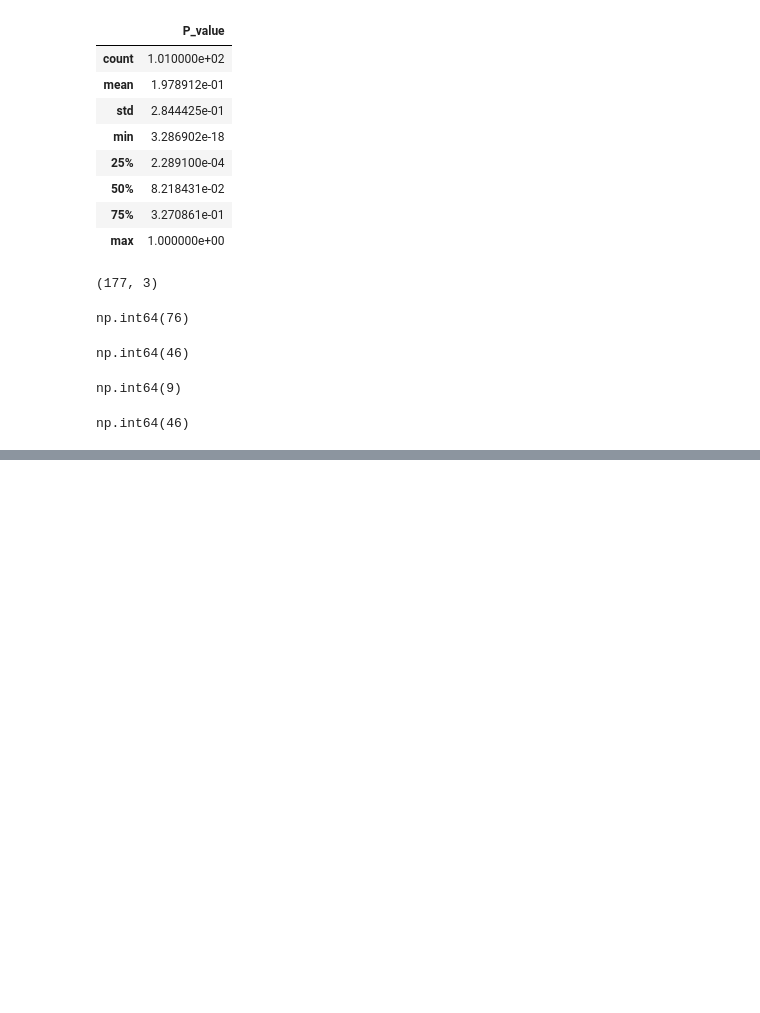
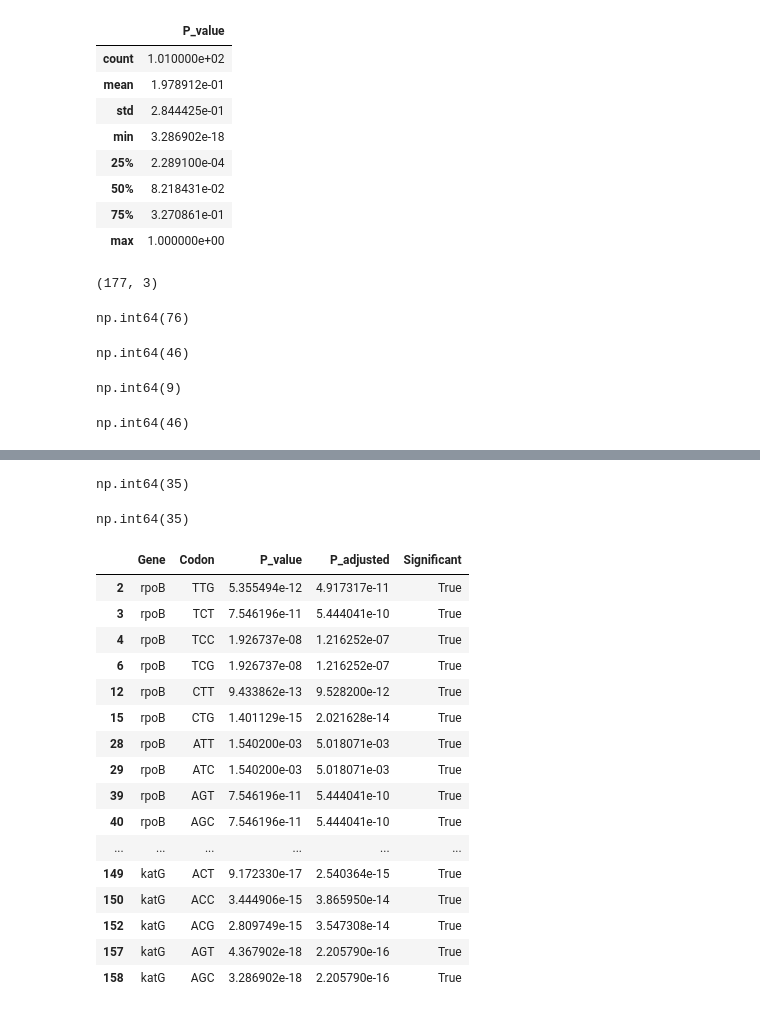
Before and after one commit to ginger-gif-bot/NGS, a Jupyter notebook: python_scripts/stats_plots.ipynb, the cells around one changed output, grey strips where cells are left out. Saved outputs shown, nothing was run; the diff lists cells and outputs as text; code cells hidden in the pictures; blank space fills up the shorter version.

```diff
--- a/python_scripts/stats_plots.ipynb
+++ b/python_scripts/stats_plots.ipynb
@@ -847,0 +890,28 @@ import sys; print(sys.executable)
+# %%
+(valid_data["Significant"] == True).sum()
+# %% [output]
+np.int64(35)
+# %%
+(valid_data["P_adjusted"] < 0.05).sum()
+# %% [output]
+np.int64(35)
+# %%
+valid_data[valid_data["Significant"] == True]
+# %% [output]
+|  | Gene | Codon | P_value | P_adjusted | Significant |
+| 2 | rpoB | TTG | 5.355494e-12 | 4.917317e-11 | True |
+| 3 | rpoB | TCT | 7.546196e-11 | 5.444041e-10 | True |
+| 4 | rpoB | TCC | 1.926737e-08 | 1.216252e-07 | True |
+| 6 | rpoB | TCG | 1.926737e-08 | 1.216252e-07 | True |
+| 12 | rpoB | CTT | 9.433862e-13 | 9.528200e-12 | True |
+| 15 | rpoB | CTG | 1.401129e-15 | 2.021628e-14 | True |
+| 28 | rpoB | ATT | 1.540200e-03 | 5.018071e-03 | True |
+| 29 | rpoB | ATC | 1.540200e-03 | 5.018071e-03 | True |
+| 39 | rpoB | AGT | 7.546196e-11 | 5.444041e-10 | True |
+| 40 | rpoB | AGC | 7.546196e-11 | 5.444041e-10 | True |
+| ... | ... | ... | ... | ... | ... |
+| 149 | katG | ACT | 9.172330e-17 | 2.540364e-15 | True |
+| 150 | katG | ACC | 3.444906e-15 | 3.865950e-14 | True |
+| 152 | katG | ACG | 2.809749e-15 | 3.547308e-14 | True |
+| 157 | katG | AGT | 4.367902e-18 | 2.205790e-16 | True |
+| 158 | katG | AGC | 3.286902e-18 | 2.205790e-16 | True |
```
Also changed, not shown: parts of 79 cells of this notebook, 1 other file.
